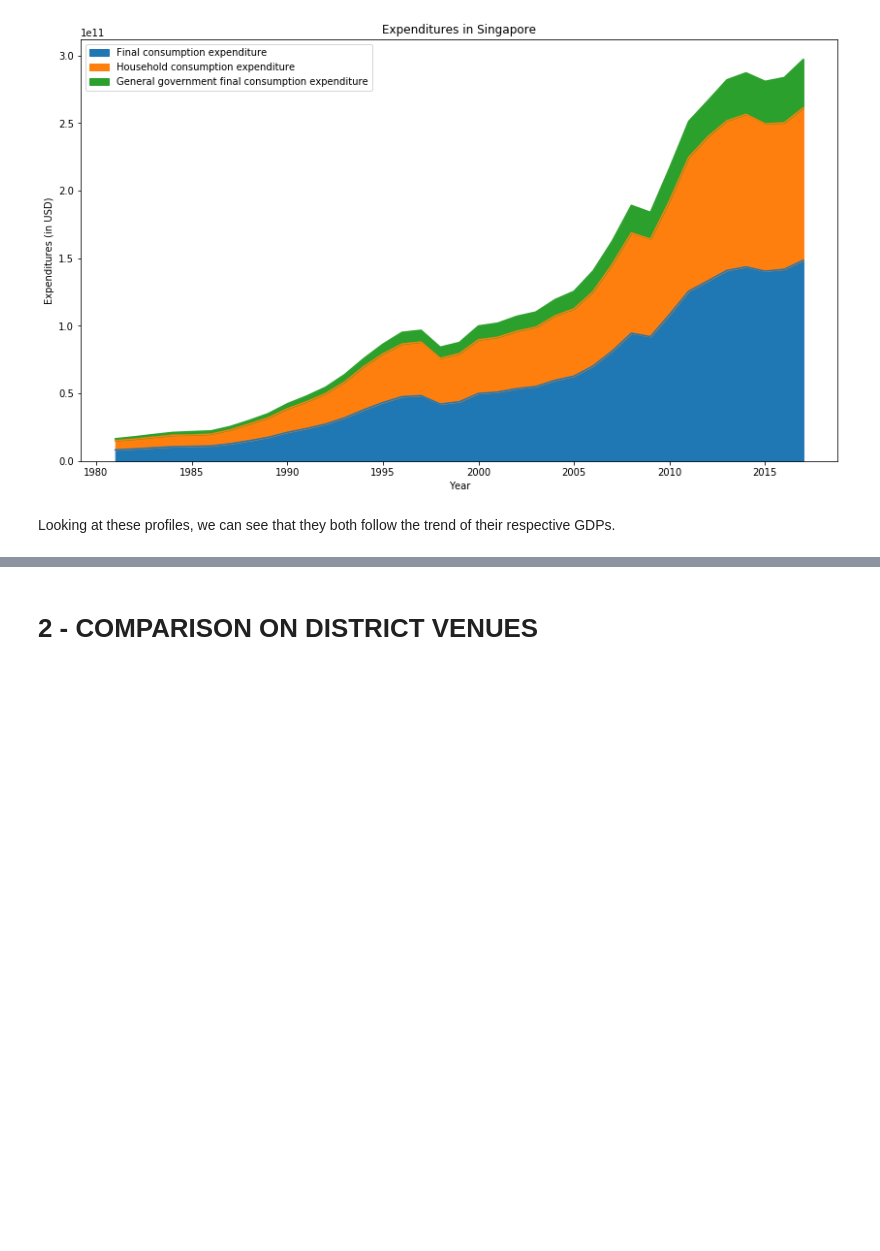
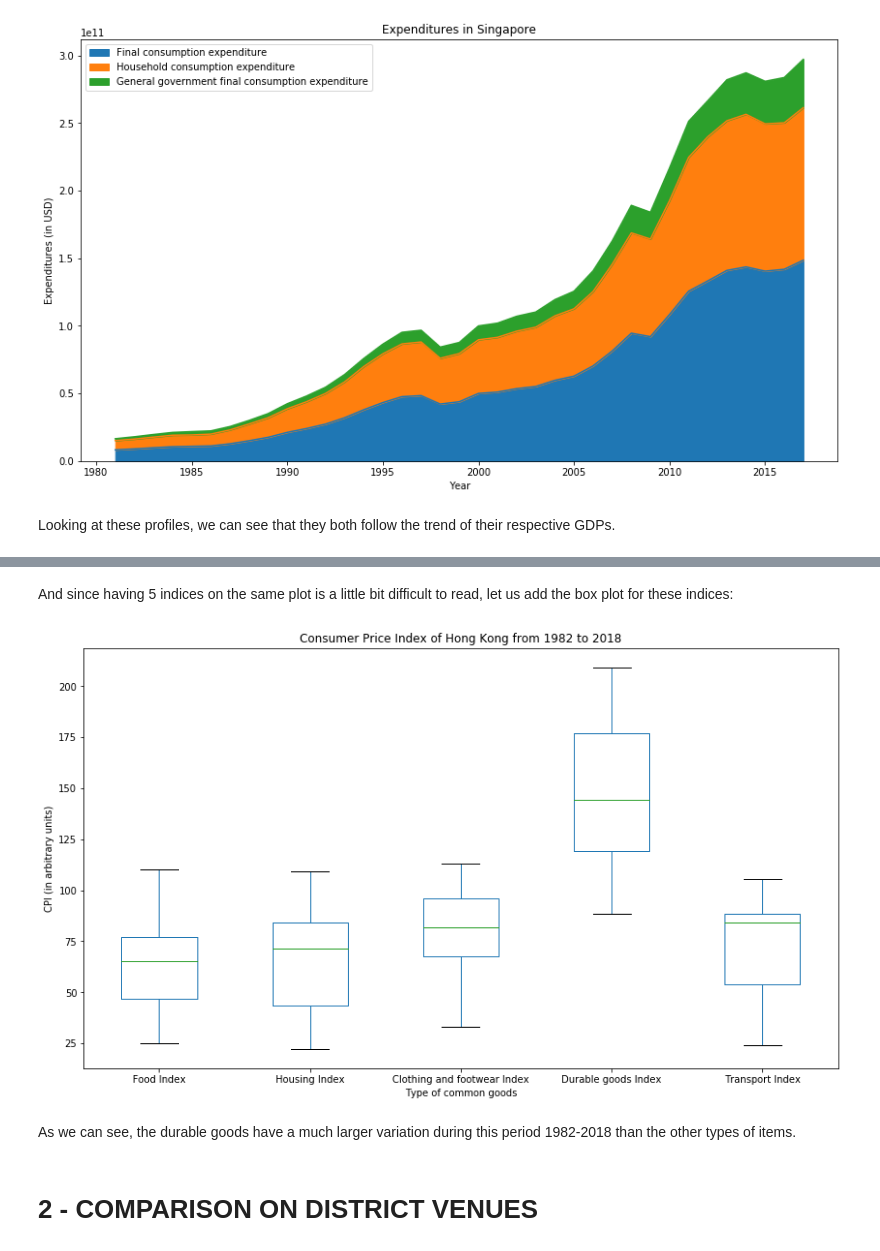
Before and after one commit to FabienNugier/Coursera_Capstone, a Jupyter notebook: IBM-DATASCIENCE-FinalProject(Weeks4-5)_Singapore_HK_Comparison.ipynb, the cells around one changed output, grey strips where cells are left out. Saved outputs shown, nothing was run; the diff lists cells and outputs as text; code cells hidden in the pictures; blank space fills up the shorter version.

```diff
--- a/IBM-DATASCIENCE-FinalProject(Weeks4-5)_Singapore_HK_Comparison.ipynb
+++ b/IBM-DATASCIENCE-FinalProject(Weeks4-5)_Singapore_HK_Comparison.ipynb
@@ -681,3 +903,15 @@ Looking at these profiles, we can see that they both follow the trend of their r
+# %% [markdown]
+And since having 5 indices on the same plot is a little bit difficult to read, let us add the box plot for these indices:
+# %%
+CPI_HK_reduced.plot(kind='box', figsize=(14,8))
+plt.title('Consumer Price Index of Hong Kong from 1982 to 2018')
+plt.ylabel('CPI (in arbitrary units)')
+plt.xlabel('Type of common goods')
+plt.show()
+# %% [output]
+[figure, added]
+# %% [markdown]
+As we can see, the durable goods have a much larger variation during this period 1982-2018 than the other types of items.
 # %% [markdown]
 # 2 - COMPARISON ON DISTRICT VENUES <a id="2"></a>
 # %% [markdown]
```
Also changed, not shown: parts of 66 cells of this notebook.
